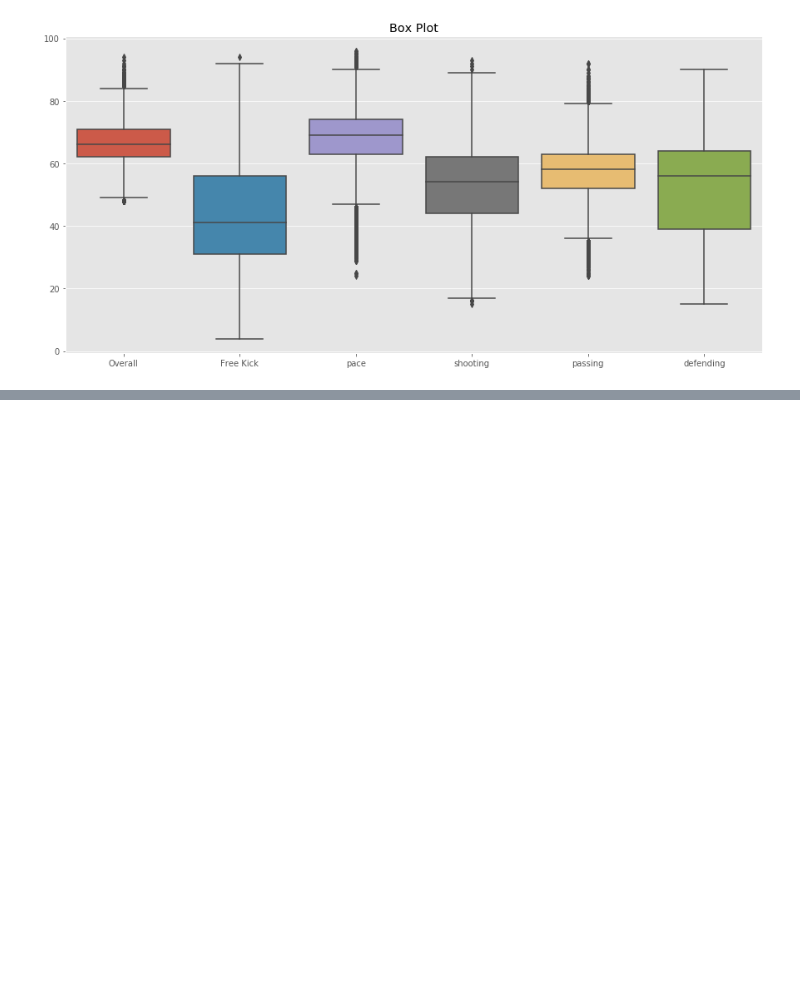
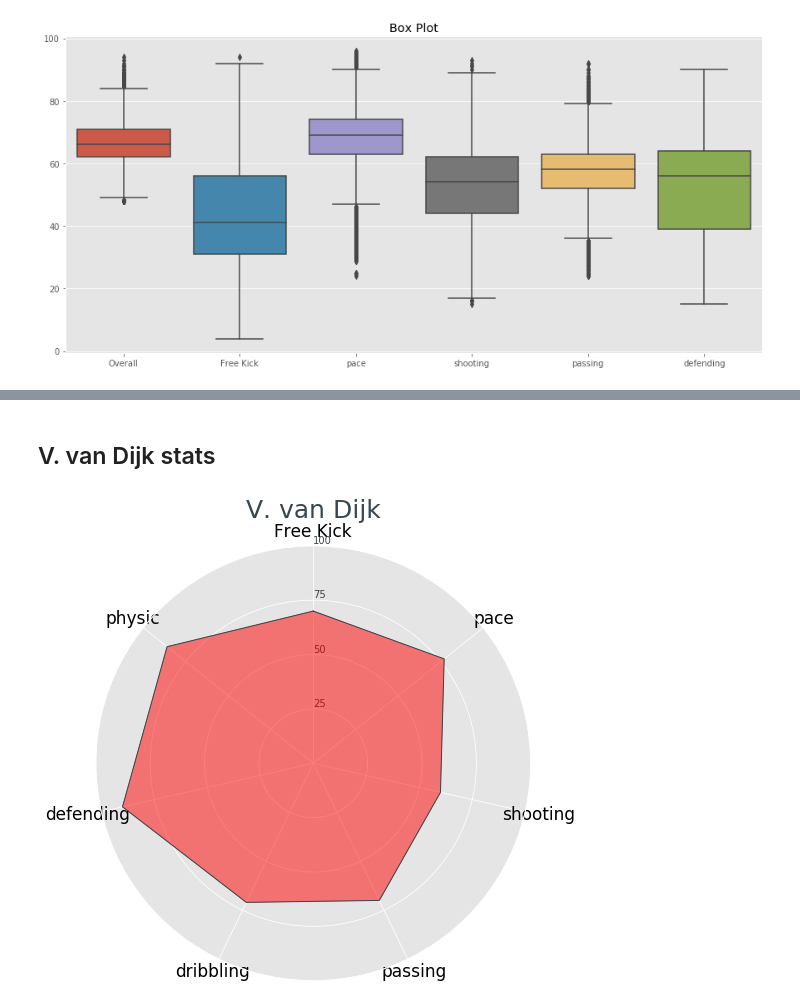
Before and after one commit to shlokadaga/fifa20, a Jupyter notebook: fifa20_project.ipynb, the cells around one changed output, grey strips where cells are left out. Saved outputs shown, nothing was run; the diff lists cells and outputs as text; code cells hidden in the pictures; blank space fills up the shorter version.

```diff
--- a/fifa20_project.ipynb
+++ b/fifa20_project.ipynb
@@ -546,0 +626,6 @@ plt.show()
+# %% [markdown]
+## V. van Dijk stats
+# %%
+graphpolar(7)
+# %% [output]
+[figure, added]
```
Also changed, not shown: parts of 10 cells of this notebook.
